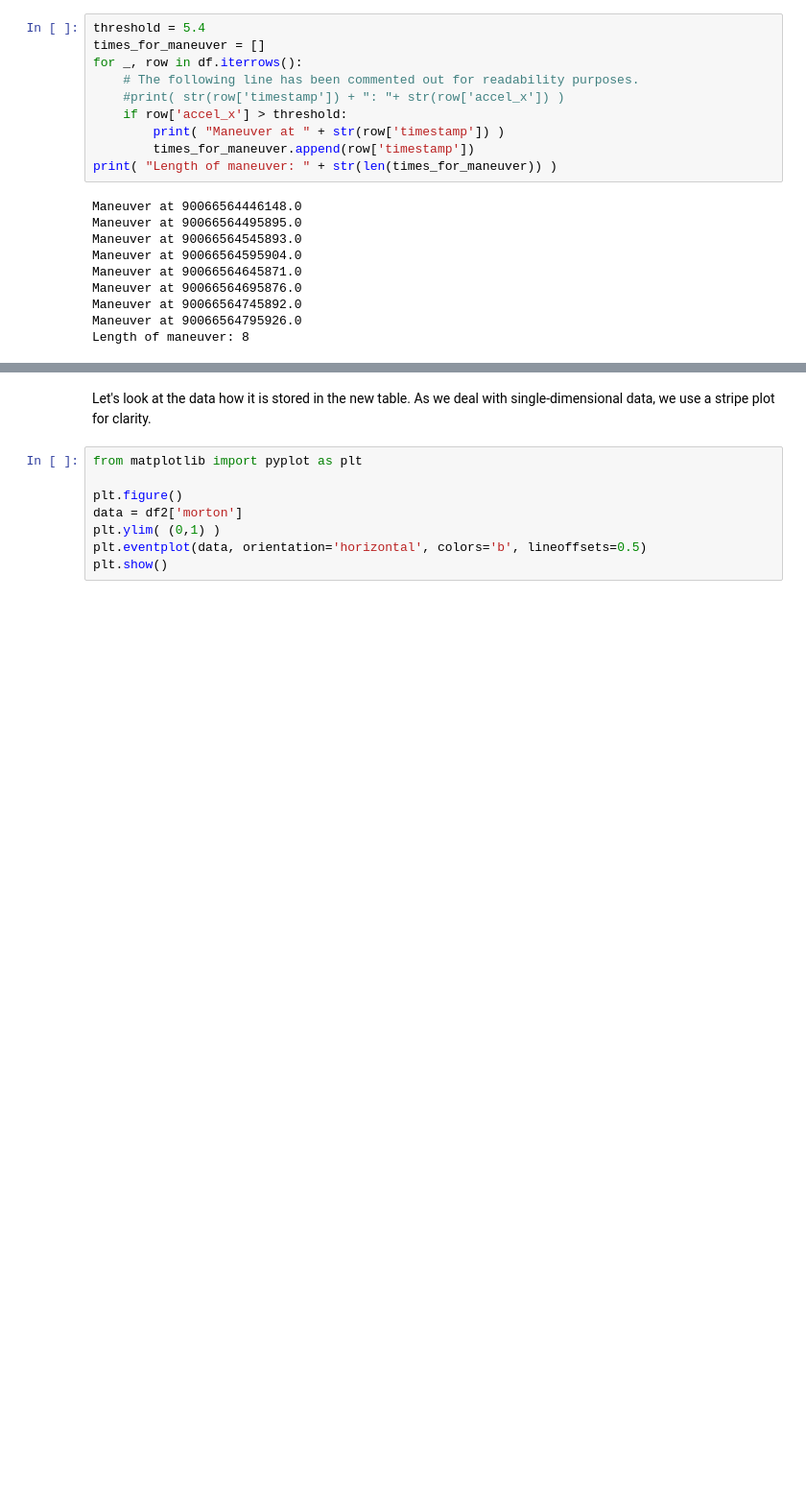
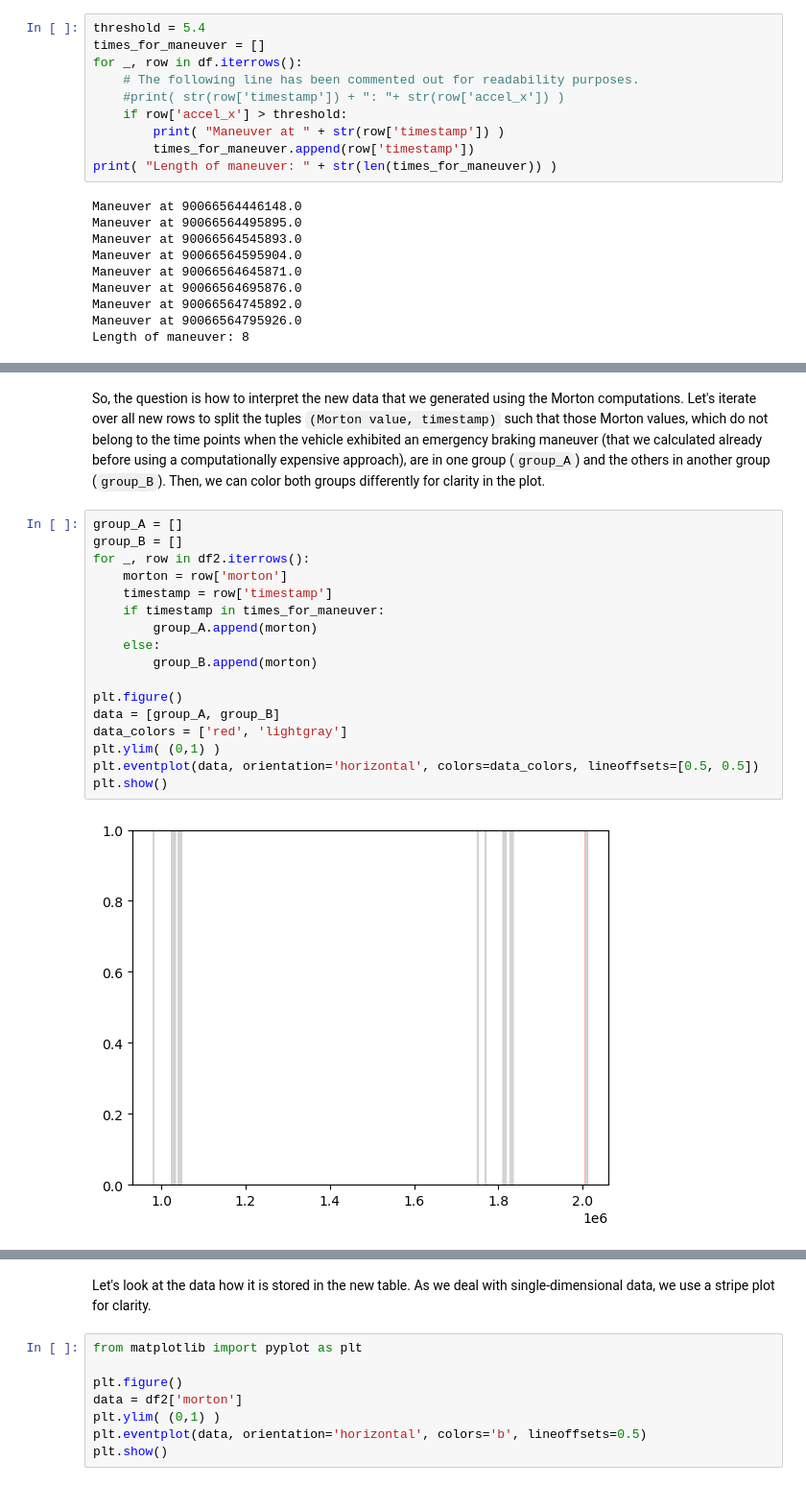
Before and after one commit to chrberger/sfc, a Jupyter notebook: IntroductionToAppliedEventDetection.ipynb, the cells around one changed output, grey strips where cells are left out. Shown at 96% size. Saved outputs shown, nothing was run; the diff lists cells and outputs as text; blank space fills up the shorter version.

```diff
--- a/IntroductionToAppliedEventDetection.ipynb
+++ b/IntroductionToAppliedEventDetection.ipynb
@@ -350,0 +371,21 @@ print( df2 )
+# %% [markdown]
+So, the question is how to interpret the new data that we generated using the Morton computations. Let's iterate over all new rows to split the tuples `(Morton value, timestamp)` such that those Morton values, which do not belong to the time points when the vehicle exhibited an emergency braking maneuver (that we calculated already before using a computationally expensive approach), are in one group (`group_A`) and the others in another group (`group_B`). Then, we can color both groups differently for clarity in the plot.
+# %%
+group_A = []
+group_B = []
+for _, row in df2.iterrows():
+    morton = row['morton']
+    timestamp = row['timestamp']
+    if timestamp in times_for_maneuver:
+        group_A.append(morton)
+    else:
+        group_B.append(morton)
+
+plt.figure()
+data = [group_A, group_B]
+data_colors = ['red', 'lightgray']
+plt.ylim( (0,1) )
+plt.eventplot(data, orientation='horizontal', colors=data_colors, lineoffsets=[0.5, 0.5])
+plt.show()
+# %% [output]
+[figure, added]
```
Also changed, not shown: parts of 39 cells of this notebook.
